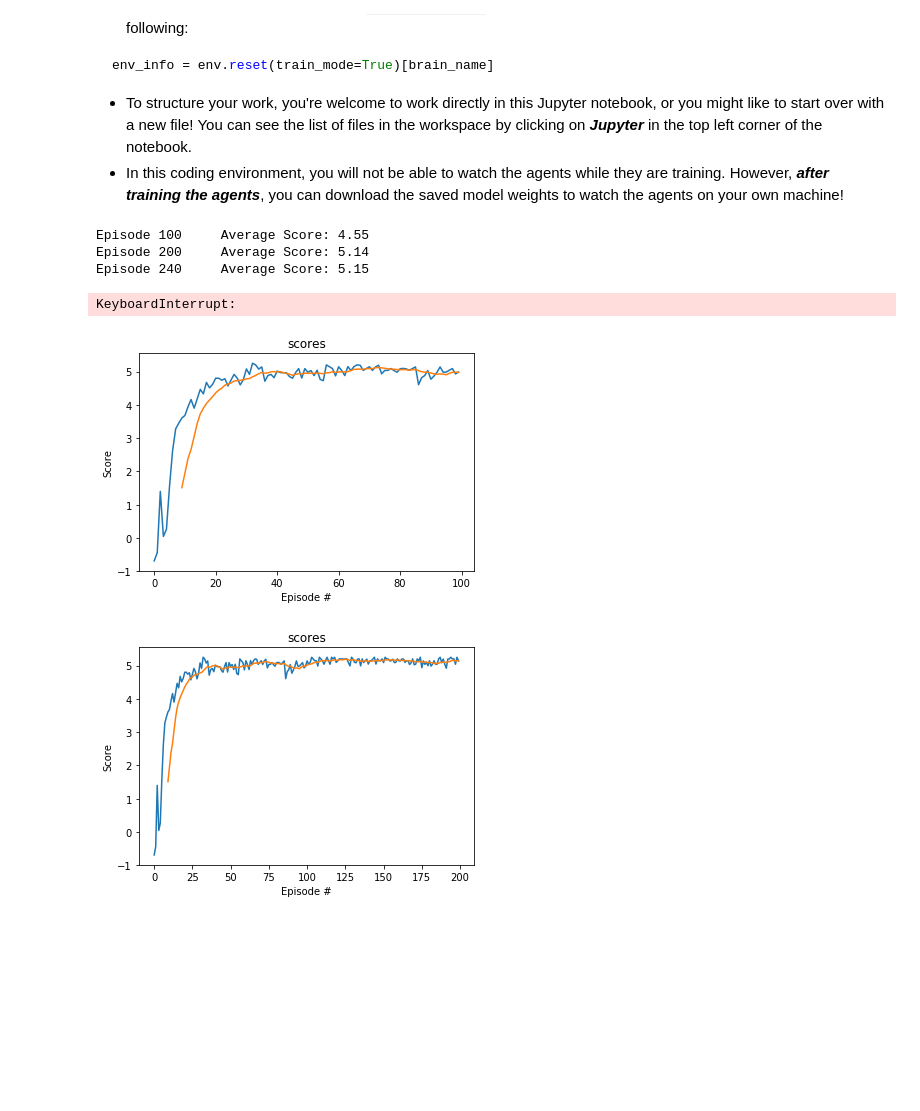
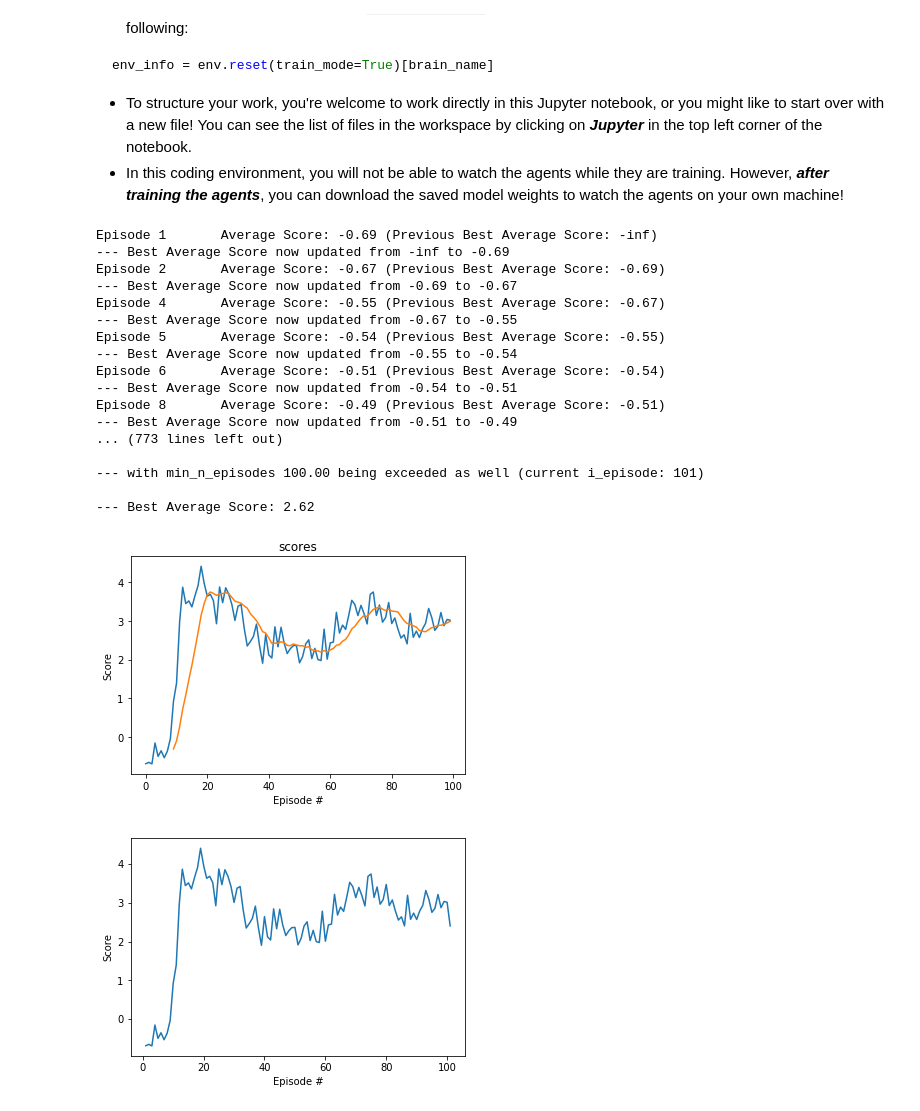
Before and after one commit to drserendipity/udacity, a Jupyter notebook: solutions/Deep Reinforcement Learning/3_Collaboration and Competition/Tennis.ipynb, the cells around one changed output. Drawn from its saved outputs; the diff is of its cells as text; code cells hidden in the pictures; blank space fills up the shorter version.

```diff
--- a/solutions/Deep Reinforcement Learning/3_Collaboration and Competition/Tennis.ipynb
+++ b/solutions/Deep Reinforcement Learning/3_Collaboration and Competition/Tennis.ipynb
@@ -214,29 +214,51 @@ def ddpg(n_episodes=20000, min_n_episodes=100, max_t=2000, print_every=100, targ
 
             # Keep or stop training
             if is_solved and i_episode > min_n_episodes:
-                break
+                if np.mean(scores_deque) > best_average_score:
+                    print('\n--- Best Average Score now updated from {:.2f} to {:.2f}'.format(best_average_score, np.mean(scores_deque)))
+                    best_average_score = np.mean(scores_deque)
+
+                    print('\n--- Trainning stopped since it achieved target_mean_scores_deque {:.2f}'.format(target_mean_scores_deque))
+                    print('\n--- with min_n_episodes {:.2f} being exceeded as well (current i_episode: {:d})'.format(min_n_episodes, i_episode))
+                    print('\n--- Best Average Score: {:.2f}'.format(best_average_score))
+
+                    break
 
         if np.mean(scores_deque) > best_average_score:
-            print('\nBest Average Score now updated from {:.2f} to {:.2f}'.format(best_average_score, np.mean(scores_deque)))
+            print('\n--- Best Average Score now updated from {:.2f} to {:.2f}'.format(best_average_score, np.mean(scores_deque)))
             best_average_score = np.mean(scores_deque)
 
     return scores
 # %%
-scores = ddpg(min_n_episodes=100, target_mean_scores_deque=6.0)
+# For reply to the reviewer's comments
+# Cell for calculation to find out at which i_episode provides the first score greater than 0.5
+# (caculation should be over at least 100 episodes)
+scores = ddpg(min_n_episodes=100, target_mean_scores_deque=0.5)
 
 # plot the scores
 fig = plt.figure()
 ax = fig.add_subplot(111)
 plt.plot(np.arange(1, len(scores)+1), scores)
 plt.ylabel('Score')
 plt.xlabel('Episode #')
 plt.show()
-
-plot_scores(scores)
 # %% [output]
-Episode 100     Average Score: 4.55
-Episode 200     Average Score: 5.14
-Episode 240     Average Score: 5.15
+Episode 1       Average Score: -0.69 (Previous Best Average Score: -inf)
+--- Best Average Score now updated from -inf to -0.69
+Episode 2       Average Score: -0.67 (Previous Best Average Score: -0.69)
+--- Best Average Score now updated from -0.69 to -0.67
+Episode 4       Average Score: -0.55 (Previous Best Average Score: -0.67)
+--- Best Average Score now updated from -0.67 to -0.55
+Episode 5       Average Score: -0.54 (Previous Best Average Score: -0.55)
+--- Best Average Score now updated from -0.55 to -0.54
+Episode 6       Average Score: -0.51 (Previous Best Average Score: -0.54)
+--- Best Average Score now updated from -0.54 to -0.51
+Episode 8       Average Score: -0.49 (Previous Best Average Score: -0.51)
+--- Best Average Score now updated from -0.51 to -0.49
+... (773 lines left out)
+
+--- with min_n_episodes 100.00 being exceeded as well (current i_episode: 101)
+
+--- Best Average Score: 2.62
-KeyboardInterrupt:
-[figure, old version]
+[figure, new version]
-[figure, old version]
+[figure, new version]
```
Also changed, not shown: parts of 4 cells of this notebook.
